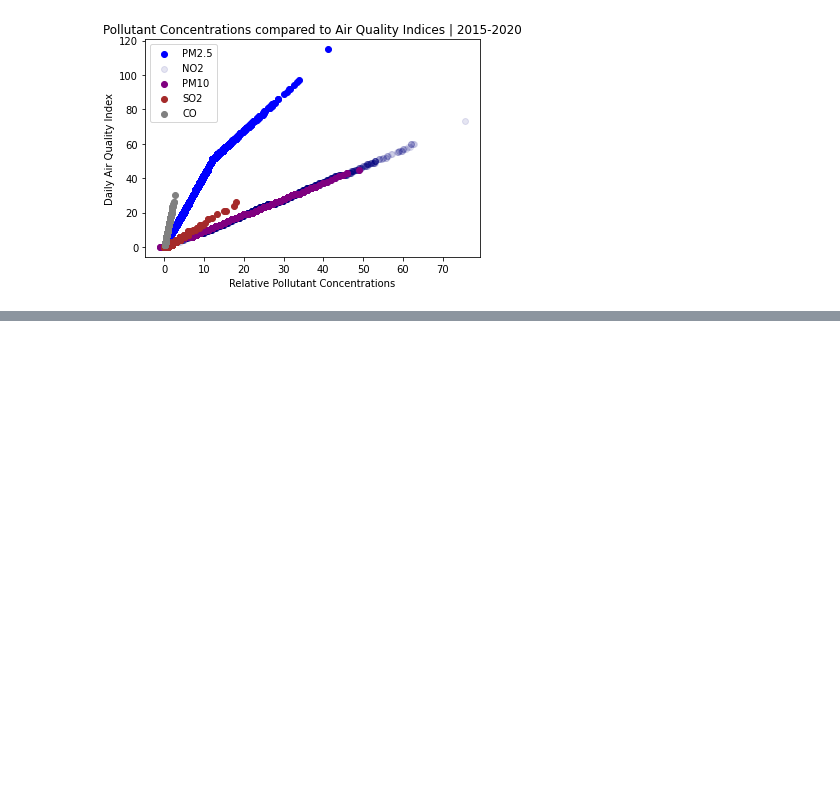
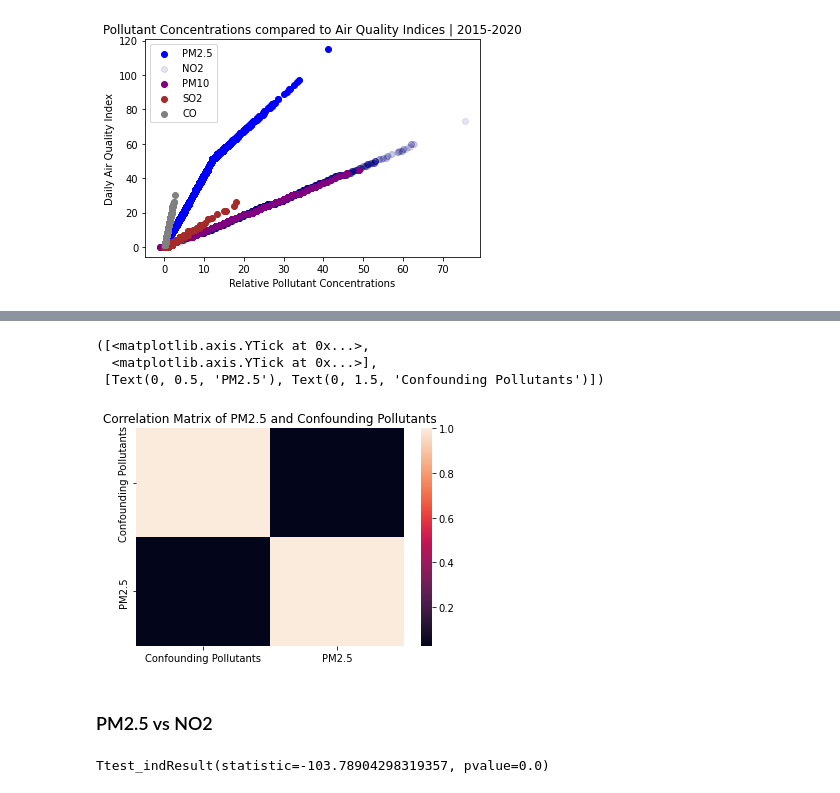
Before and after one commit to darbyna/DATA606_Capstone, a Jupyter notebook: Cleaned_Data_and_EDA_|_DATA606_Capstone_Project.ipynb, the cells around one changed output, grey strips where cells are left out. Saved outputs shown, nothing was run; the diff lists cells and outputs as text; code cells hidden in the pictures; blank space fills up the shorter version.

```diff
--- a/Cleaned_Data_and_EDA_|_DATA606_Capstone_Project.ipynb
+++ b/Cleaned_Data_and_EDA_|_DATA606_Capstone_Project.ipynb
@@ -445,0 +342,20 @@ PM2.5 Data Length: 8731      PM10 Data Length: 2085
+# %%
+
+#Pearson's R Test:
+sns.heatmap(np.corrcoef(DC_PM25_Concentrations['Daily_Mean_PM25_Concentration'][:3000], DC_CO_Concentrations['Daily Max 8-hour CO Concentration'][:3000]))
+np.corrcoef(DC_PM25_Concentrations['Daily_Mean_PM25_Concentration'][:3000], DC_CO_Concentrations['Daily Max 8-hour CO Concentration'][:3000])
+plt.title("Correlation Matrix of PM2.5 and Confounding Pollutants")
+plt.xticks([1.5,0.5],["PM2.5", "Confounding Pollutants"])
+plt.yticks([1.5,0.5],["PM2.5", "Confounding Pollutants"])
+# %% [output]
+([<matplotlib.axis.YTick at 0x...>,
+  <matplotlib.axis.YTick at 0x...>],
+ [Text(0, 0.5, 'PM2.5'), Text(0, 1.5, 'Confounding Pollutants')])
+[figure, added]
+# %% [markdown]
+### PM2.5 vs NO2
+# %%
+#T-Test:
+scipy.stats.ttest_ind(DC_PM25_Concentrations['Daily_Mean_PM25_Concentration'][:8000], DC_NO2_Concentrations['Daily Max 1-hour NO2 Concentration'][:8000])
+# %% [output]
+Ttest_indResult(statistic=-103.78904298319357, pvalue=0.0)
```
Also changed, not shown: parts of 40 cells of this notebook.
